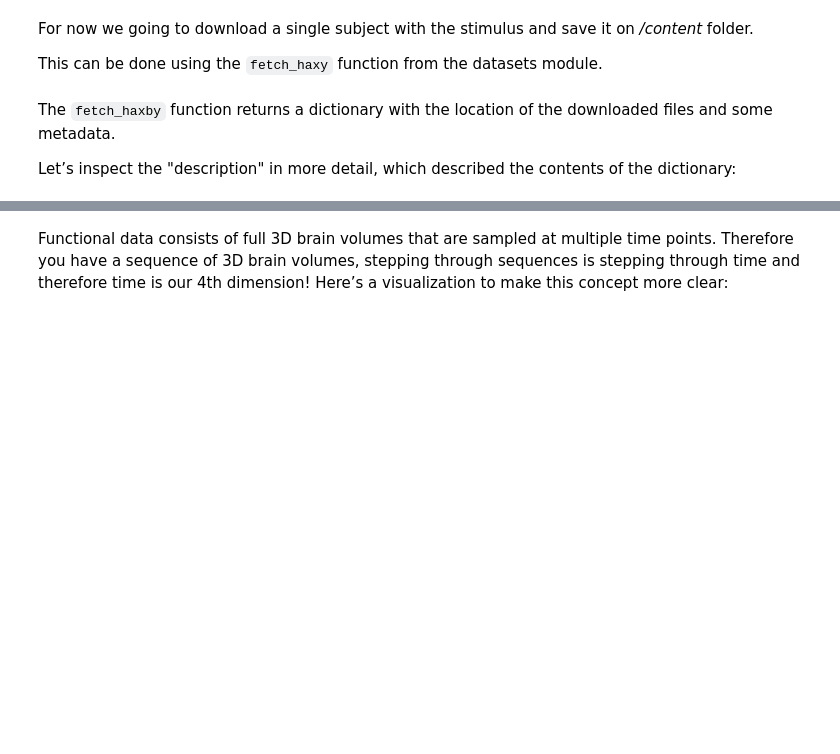
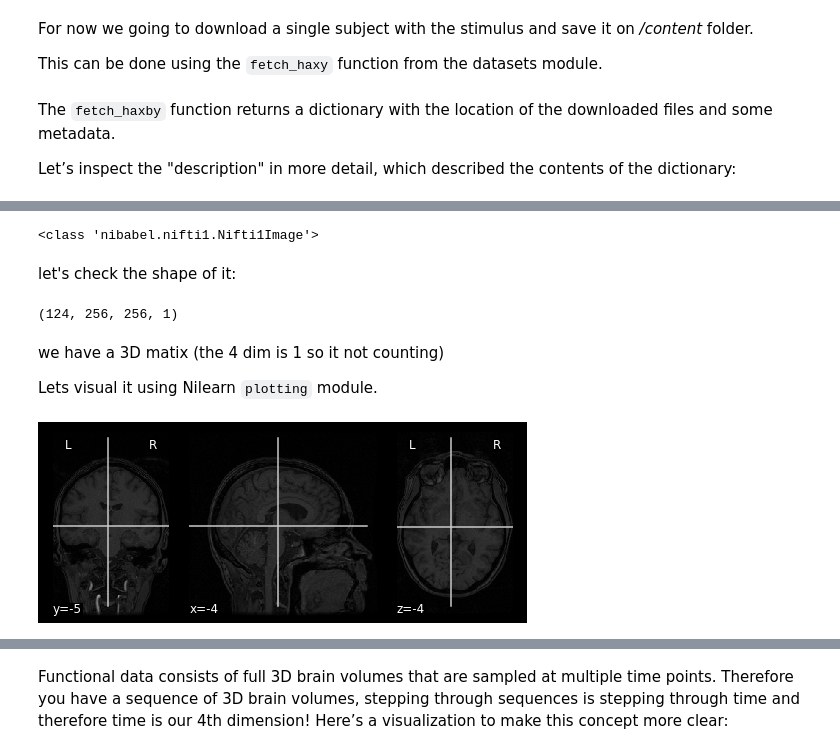
Before and after one commit to eyalhizmi/Machine-learning-methods-for-fMRI-signal-analysis, a Jupyter notebook: tutorials/haxby_dataset.ipynb, the cells around one changed output, grey strips where cells are left out. Saved outputs shown, nothing was run; the diff lists cells and outputs as text; code cells hidden in the pictures; blank space fills up the shorter version.

```diff
--- a/tutorials/haxby_dataset.ipynb
+++ b/tutorials/haxby_dataset.ipynb
@@ -56,0 +80,14 @@ print(data['description'])
+# %%
+anat_img = image.load_img(data['anat'])
+# %% [output]
+<class 'nibabel.nifti1.Nifti1Image'>
+# %% [markdown]
+let's check the shape of it:
+# %%
+print(anat_img.shape)
+# %% [output]
+(124, 256, 256, 1)
+# %% [markdown]
+we have a 3D matix (the 4 dim is 1 so it not counting)
+
+Lets visual it using Nilearn `plotting` module.
@@ -56,0 +97,4 @@ print(data['description'])
+# %%
+display = plotting.plot_anat(anat_img)
+# %% [output]
+[figure, added]
```
Also changed, not shown: parts of 16 cells of this notebook.
